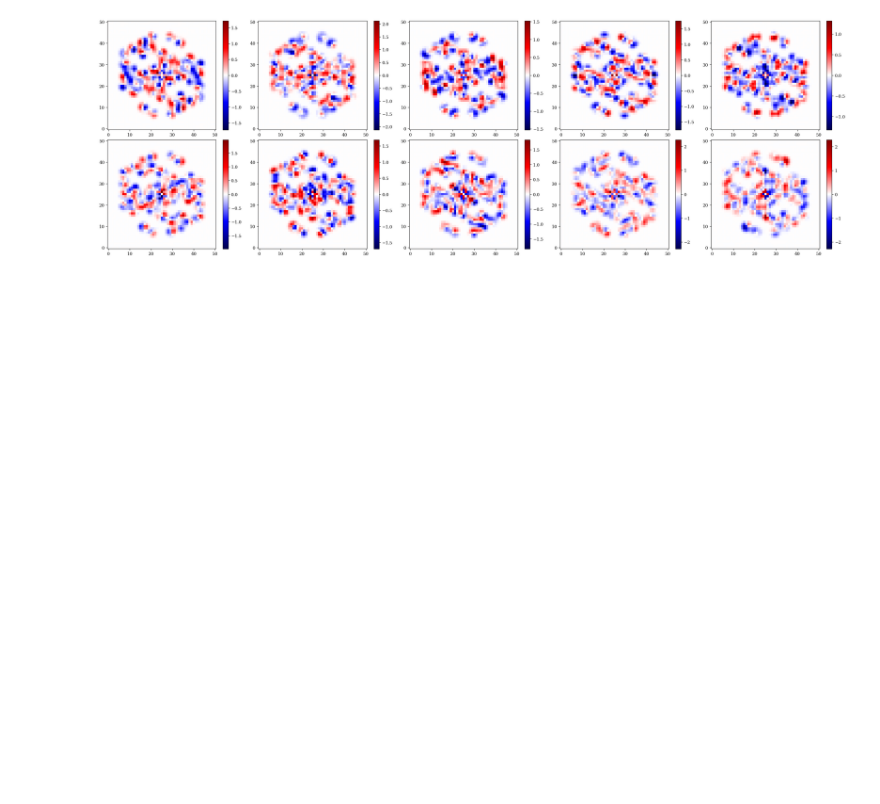
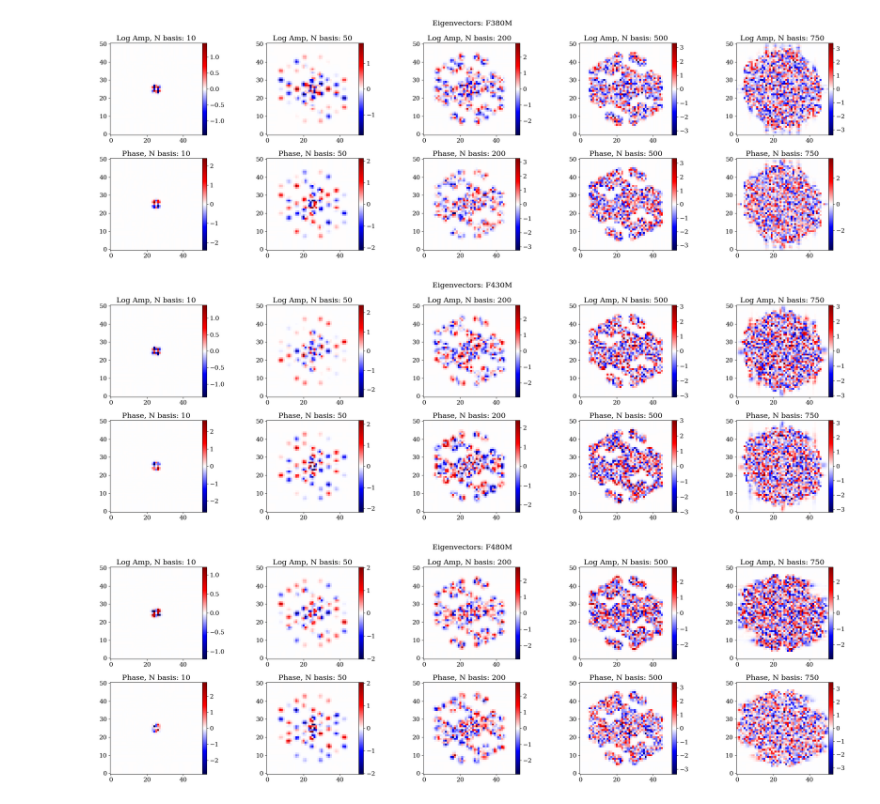
Before and after one commit to LouisDesdoigts/amigo_notebooks, a Jupyter notebook: vis_basis.ipynb, the cells around one changed output. Saved outputs shown, nothing was run; the diff lists cells and outputs as text; code cells hidden in the pictures; blank space fills up the shorter version.

```diff
--- a/vis_basis.ipynb
+++ b/vis_basis.ipynb
@@ -231,18 +44,0 @@ for filt in ["F380M", "F430M", "F480M"]:
-# %%
-plt.figure(figsize=(25, 8))
-for i in range(5):
-    amp, phase = vis_to_im(amp_vecs[i], phase_vecs[i], (51, 51))
-    amp = amp - 1
-
-    v = np.nanmax(np.abs(amp))
-    plt.subplot(2, 5, i + 1)
-    plt.imshow(amp, seismic, vmin=-v, vmax=v)
-    plt.colorbar()
-
-    v = np.nanmax(np.abs(phase))
-    plt.subplot(2, 5, i + 6)
-    plt.imshow(phase, seismic, vmin=-v, vmax=v)
-    plt.colorbar()
-
-plt.tight_layout()
-plt.show()
@@ -251,25 +247,35 @@ plt.show()
 # %%
-n_basis = 100
+for i, filt in enumerate(filters):
+    # Get the eigen values
+    # mixed_eigvals = vis_basis["eigen_vectors"]["mixed"][filt]
+    amp_eigvecs = vis_basis["eigen_vectors"]["log_amp"][filt]#[:, ::-1]
+    phase_eigvecs = vis_basis["eigen_vectors"]["phase"][filt]#[:, ::-1]
 
-plt.figure(figsize=(25, 8))
-for i in range(5):
-    latent_amp, latent_phase = jr.normal(jr.key(i), (2, n_basis))
-    amp = np.dot(latent_amp, amp_vecs[:n_basis])
-    phase = np.dot(latent_phase, phase_vecs[:n_basis])
-    amp, phase = vis_to_im(amp, phase, (51, 51))
-    amp = amp - 1
+    fig = plt.figure(figsize=(25, 8))
+    fig.suptitle(f"Eigenvectors: {filt}")
+    axes = fig.subplots(2, 5)
 
-    v = np.nanmax(np.abs(amp))
-    plt.subplot(2, 5, i + 1)
-    plt.imshow(amp, seismic, vmin=-v, vmax=v)
-    plt.colorbar()
+    n_basis = 150
 
-    v = np.nanmax(np.abs(phase))
-    plt.subplot(2, 5, i + 6)
-    plt.imshow(phase, seismic, vmin=-v, vmax=v)
-    plt.colorbar()
+    for j, n_basis in enumerate([10, 50, 200, 500, 750]):
 
-plt.tight_layout()
-plt.show()
+        latent_amp, latent_phase = jr.normal(jr.key(0), (2, n_basis))
+        log_amp = np.dot(latent_amp, amp_eigvecs[:n_basis])
+        phase = np.dot(latent_phase, phase_eigvecs[:n_basis])
+        log_amp, phase = vis_to_im(log_amp, phase, (51, 51))
+
+        v = np.nanmax(np.abs(log_amp))
+        axes[0, j].set_title(f"Log Amp, N basis: {n_basis}")
+        im = axes[0, j].imshow(log_amp, cmap=seismic, vmin=-v, vmax=v)
+        fig.colorbar(im, cax=merge_cbar(axes[0, j]))
+
+        v = np.nanmax(np.abs(phase))
+        axes[1, j].set_title(f"Phase, N basis: {n_basis}")
+        im = axes[1, j].imshow(phase, cmap=seismic, vmin=-v, vmax=v)
+        fig.colorbar(im, cax=merge_cbar(axes[1, j]))
+    fig.tight_layout()
+    fig.show()
 # %% [output]
-[figure, old version]
+[figure, new version]
+[figure, added]
+[figure, added]
```
Also changed, not shown: parts of 14 cells of this notebook, 6 other files.
